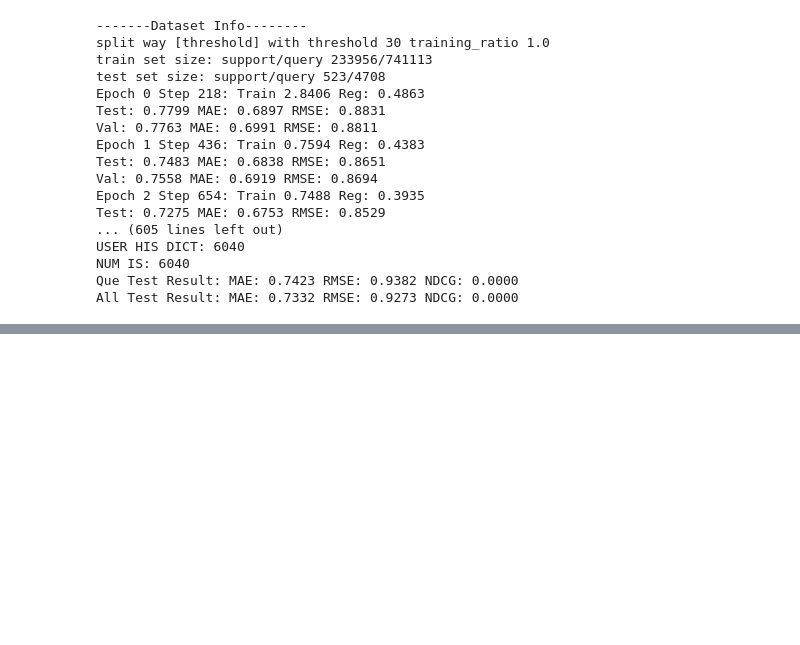
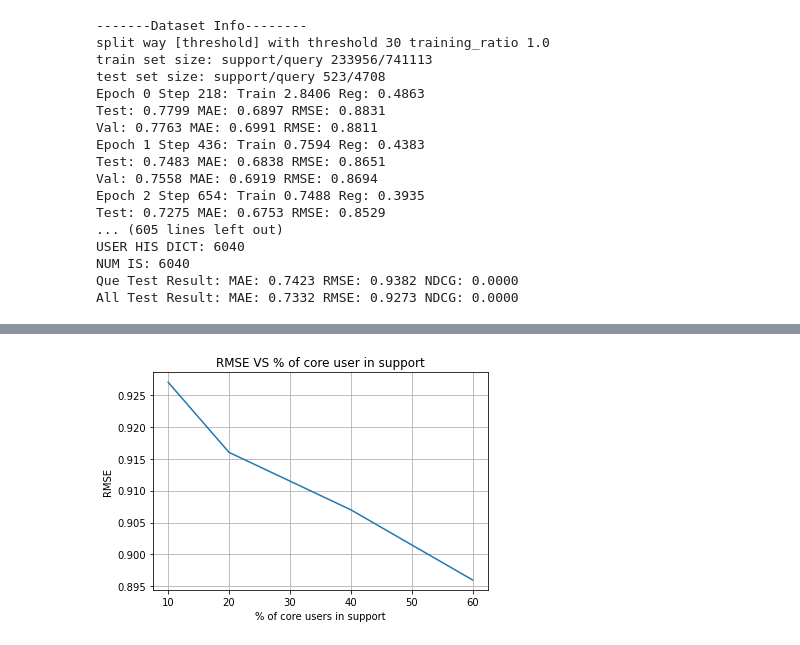
Before and after one commit to JRK123/IDCF, a Jupyter notebook: code/ml-1m/IDCF-NN/runsv2.ipynb, the cells around one changed output, grey strips where cells are left out. Cells and saved outputs as stored; diff of their text form; code cells hidden in the pictures; blank space fills up the shorter version.

Commit message:
every thing working on support

```diff
--- a/code/ml-1m/IDCF-NN/runsv2.ipynb
+++ b/code/ml-1m/IDCF-NN/runsv2.ipynb
@@ -371,0 +396,14 @@ All Test Result: MAE: 0.7332 RMSE: 0.9273 NDCG: 0.0000
+# %%
+import matplotlib.pyplot as plt
+
+x_axis = [10, 20, 40, 60]
+y_axis = [0.927,0.916,0.907,0.896]
+
+plt.plot(x_axis, y_axis)
+plt.title('RMSE VS % of core user in support')
+plt.xlabel('% of core users in support')
+plt.ylabel('RMSE')
+plt.grid()
+plt.show()
+# %% [output]
+[figure, added]
```
Also changed, not shown: parts of 2 cells of this notebook.
